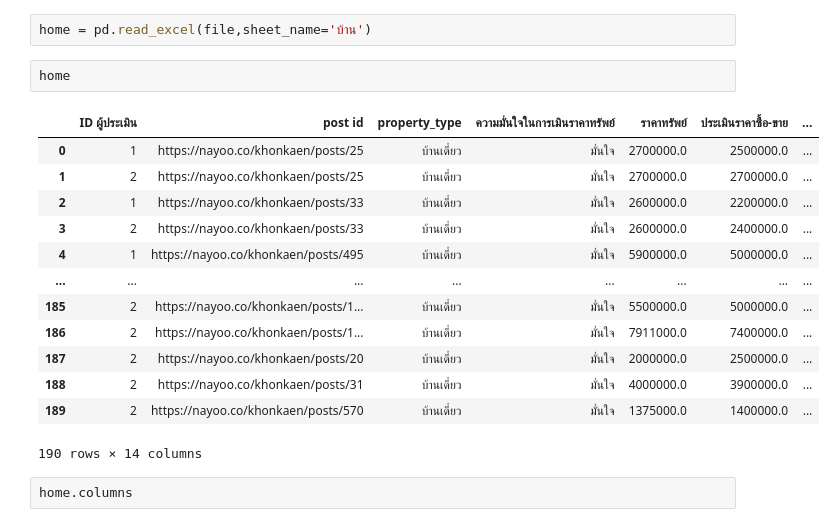
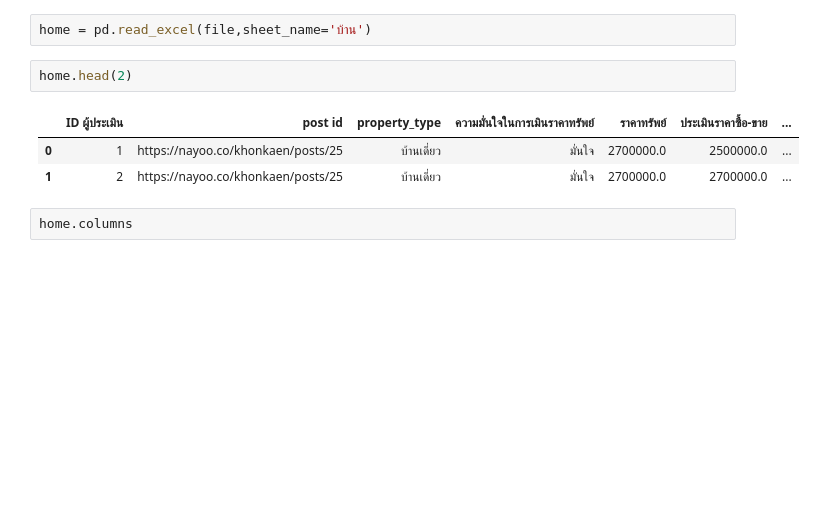
Before and after one commit to supatsara2002/bsc_dpdm22, a Jupyter notebook: [dataprep1]property_estimator.ipynb, the cells around one changed output. Drawn from its saved outputs; the diff is of its cells as text; blank space fills up the shorter version.

```diff
--- a/[dataprep1]property_estimator.ipynb
+++ b/[dataprep1]property_estimator.ipynb
@@ -16,21 +16,11 @@ file = '/content/drive/MyDrive/bsc_DPDM_data/คำตอบนักประ
 # %%
 home = pd.read_excel(file,sheet_name='บ้าน')
 # %%
-home
+home.head(2)
 # %% [output]
 |  | ID ผู้ประเมิน | post id | property_type | ความมั่นใจในการเมินราคาทรัพย์ | ราคาทรัพย์ | ประเมินราคาซื้อ-ขาย | ... |
 | 0 | 1 | https://nayoo.co/khonkaen/posts/25 | บ้านเดี่ยว | มั่นใจ | 2700000.0 | 2500000.0 | ... |
 | 1 | 2 | https://nayoo.co/khonkaen/posts/25 | บ้านเดี่ยว | มั่นใจ | 2700000.0 | 2700000.0 | ... |
-| 2 | 1 | https://nayoo.co/khonkaen/posts/33 | บ้านเดี่ยว | มั่นใจ | 2600000.0 | 2200000.0 | ... |
-| 3 | 2 | https://nayoo.co/khonkaen/posts/33 | บ้านเดี่ยว | มั่นใจ | 2600000.0 | 2400000.0 | ... |
-| 4 | 1 | https://nayoo.co/khonkaen/posts/495 | บ้านเดี่ยว | มั่นใจ | 5900000.0 | 5000000.0 | ... |
-| ... | ... | ... | ... | ... | ... | ... | ... |
-| 185 | 2 | https://nayoo.co/khonkaen/posts/1... | บ้านเดี่ยว | มั่นใจ | 5500000.0 | 5000000.0 | ... |
-| 186 | 2 | https://nayoo.co/khonkaen/posts/1... | บ้านเดี่ยว | มั่นใจ | 7911000.0 | 7400000.0 | ... |
-| 187 | 2 | https://nayoo.co/khonkaen/posts/20 | บ้านเดี่ยว | มั่นใจ | 2000000.0 | 2500000.0 | ... |
-| 188 | 2 | https://nayoo.co/khonkaen/posts/31 | บ้านเดี่ยว | มั่นใจ | 4000000.0 | 3900000.0 | ... |
-| 189 | 2 | https://nayoo.co/khonkaen/posts/570 | บ้านเดี่ยว | มั่นใจ | 1375000.0 | 1400000.0 | ... |
-190 rows × 14 columns
 # %%
 home.columns
 # %% [output]
```
Also changed, not shown: parts of 103 cells of this notebook.
